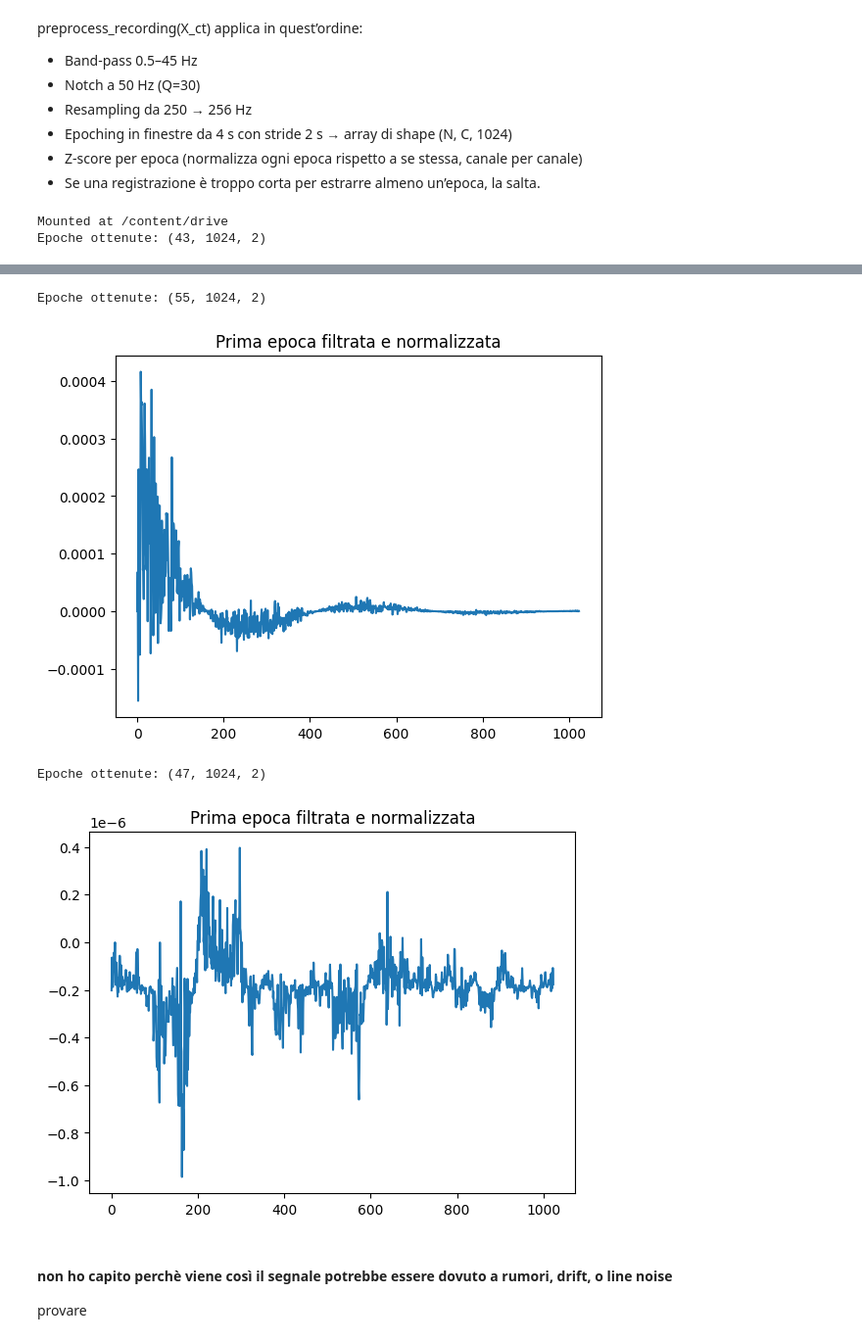
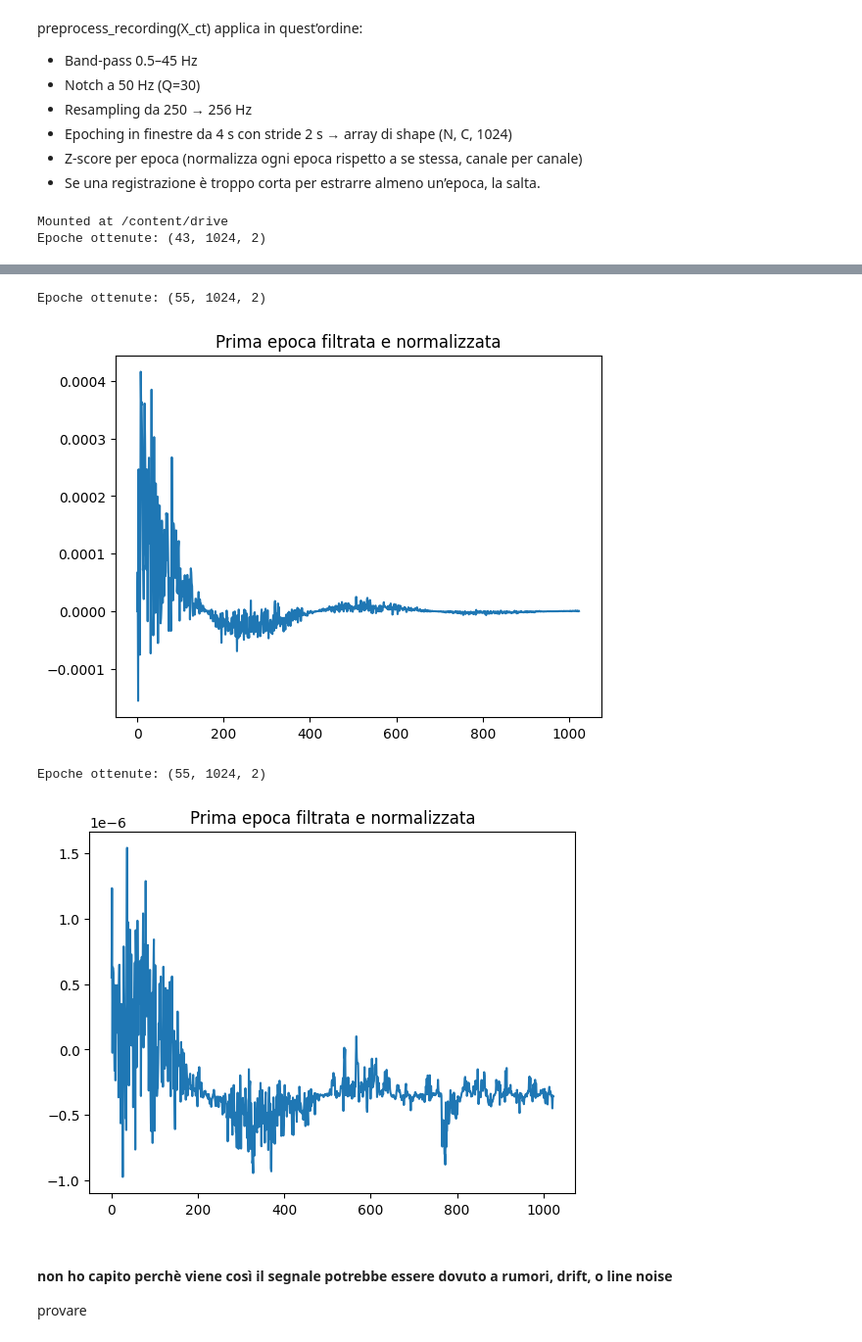
Before and after one commit to camillabocciolone/Leonardo-project, a Jupyter notebook: ll2_2025_clean.ipynb, the cells around one changed output, grey strips where cells are left out. Shown at 98% size. Drawn from its saved outputs; the diff is of its cells as text; code cells hidden in the pictures.

```diff
--- a/ll2_2025_clean.ipynb
+++ b/ll2_2025_clean.ipynb
@@ -1260,37 +1260,37 @@ plt.show()
 
 task = "Stroop"
 level = "highlevel"
 subject = 1
 channel = 3
 
 df = load_eeg_data(task, level, channel, subject)
 epochs = preprocess_single_channel(df, fs_in=250)
 
 print("Epoche ottenute:", epochs.shape)  # (N, 1024)
 plt.plot(epochs[0][:,1])
 plt.title("Prima epoca filtrata e normalizzata")
 plt.show()
 
 task = "Stroop"
 level = "highlevel"
-subject = 7
+subject = 1
 channel = 3
 
 df = load_eeg_data(task, level, channel, subject)
 epochs = preprocess_single_channel(df, fs_in=250)
 
 print("Epoche ottenute:", epochs.shape)  # (N, 1024)
-plt.plot(epochs[5][:,1])
+plt.plot(epochs[2][:,1])
 plt.title("Prima epoca filtrata e normalizzata")
 plt.show()
 # %% [output]
 Mounted at /content/drive
 Epoche ottenute: (43, 1024, 2)
 [figure]
 Epoche ottenute: (55, 1024, 2)
 [figure]
-Epoche ottenute: (47, 1024, 2)
+Epoche ottenute: (55, 1024, 2)
-[figure, old version]
+[figure, new version]
 # %% [markdown]
 #### non ho capito perchè viene così il segnale potrebbe essere dovuto a rumori, drift, o line noise
 
```
Also changed, not shown: parts of 1 cell of this notebook.
